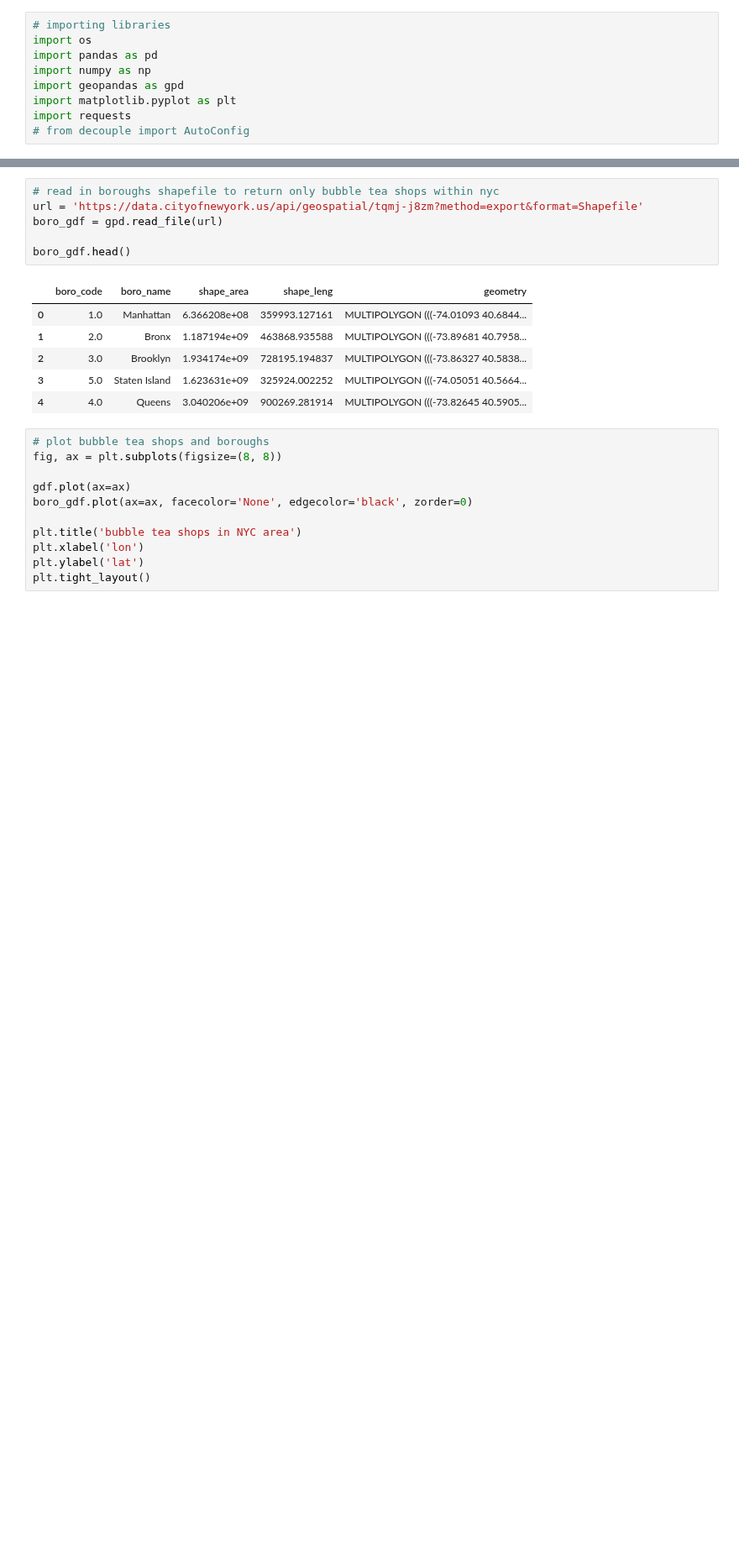
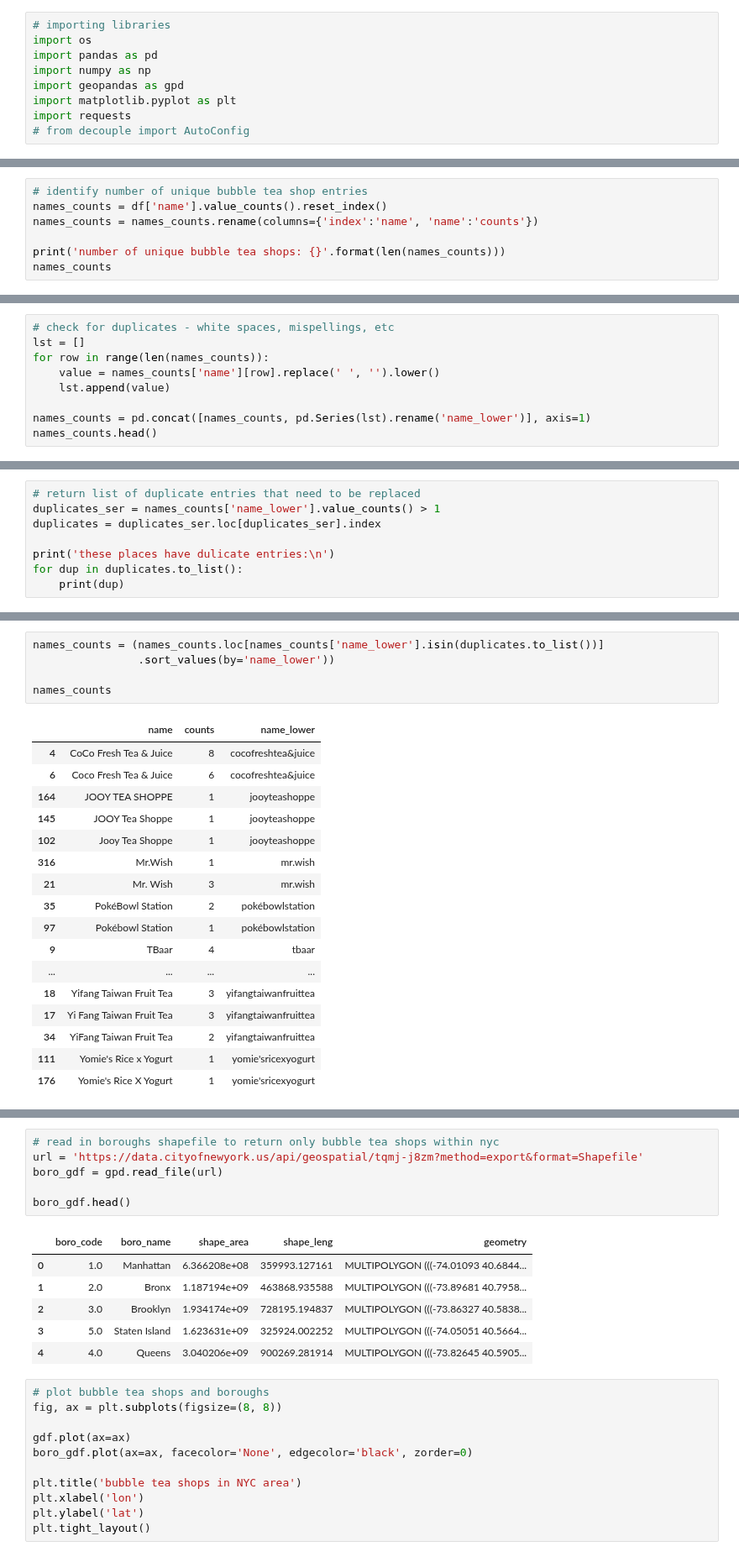
Before and after one commit to mebauer/boba-nyc, a Jupyter notebook: teabook/_build/html/_sources/data-wrangling.ipynb, the cells around one changed output, grey strips where cells are left out. Shown at 84% size. Drawn from its saved outputs; the diff is of its cells as text; blank space fills up the shorter version.

```diff
--- a/teabook/_build/html/_sources/data-wrangling.ipynb
+++ b/teabook/_build/html/_sources/data-wrangling.ipynb
@@ -187,0 +237,7 @@ df['categories'][0]
+# %%
+# identify number of unique bubble tea shop entries
+names_counts = df['name'].value_counts().reset_index()
+names_counts = names_counts.rename(columns={'index':'name', 'name':'counts'})
+
+print('number of unique bubble tea shops: {}'.format(len(names_counts)))
+names_counts
@@ -187,0 +259,9 @@ df['categories'][0]
+# %%
+# check for duplicates - white spaces, mispellings, etc
+lst = []
+for row in range(len(names_counts)):
+    value = names_counts['name'][row].replace(' ', '').lower()
+    lst.append(value)
+
+names_counts = pd.concat([names_counts, pd.Series(lst).rename('name_lower')], axis=1)
+names_counts.head()
@@ -187,0 +290,8 @@ df['categories'][0]
+# %%
+# return list of duplicate entries that need to be replaced
+duplicates_ser = names_counts['name_lower'].value_counts() > 1
+duplicates = duplicates_ser.loc[duplicates_ser].index
+
+print('these places have dulicate entries:\n')
+for dup in duplicates.to_list():
+    print(dup)
@@ -187,0 +310,23 @@ df['categories'][0]
+# %%
+names_counts = (names_counts.loc[names_counts['name_lower'].isin(duplicates.to_list())]
+                .sort_values(by='name_lower'))
+
+names_counts
+# %% [output]
+|  | name | counts | name_lower |
+| 4 | CoCo Fresh Tea & Juice | 8 | cocofreshtea&juice |
+| 6 | Coco Fresh Tea & Juice | 6 | cocofreshtea&juice |
+| 164 | JOOY TEA SHOPPE | 1 | jooyteashoppe |
+| 145 | JOOY Tea Shoppe | 1 | jooyteashoppe |
+| 102 | Jooy Tea Shoppe | 1 | jooyteashoppe |
+| 316 | Mr.Wish | 1 | mr.wish |
+| 21 | Mr. Wish | 3 | mr.wish |
+| 35 | PokéBowl Station | 2 | pokébowlstation |
+| 97 | Pokébowl Station | 1 | pokébowlstation |
+| 9 | TBaar | 4 | tbaar |
+| ... | ... | ... | ... |
+| 18 | Yifang Taiwan Fruit Tea | 3 | yifangtaiwanfruittea |
+| 17 | Yi Fang Taiwan Fruit Tea | 3 | yifangtaiwanfruittea |
+| 34 | YiFang Taiwan Fruit Tea | 2 | yifangtaiwanfruittea |
+| 111 | Yomie's Rice x Yogurt | 1 | yomie'sricexyogurt |
+| 176 | Yomie's Rice X Yogurt | 1 | yomie'sricexyogurt |
```
Also changed, not shown: parts of 30 cells of this notebook, 27 other files.
